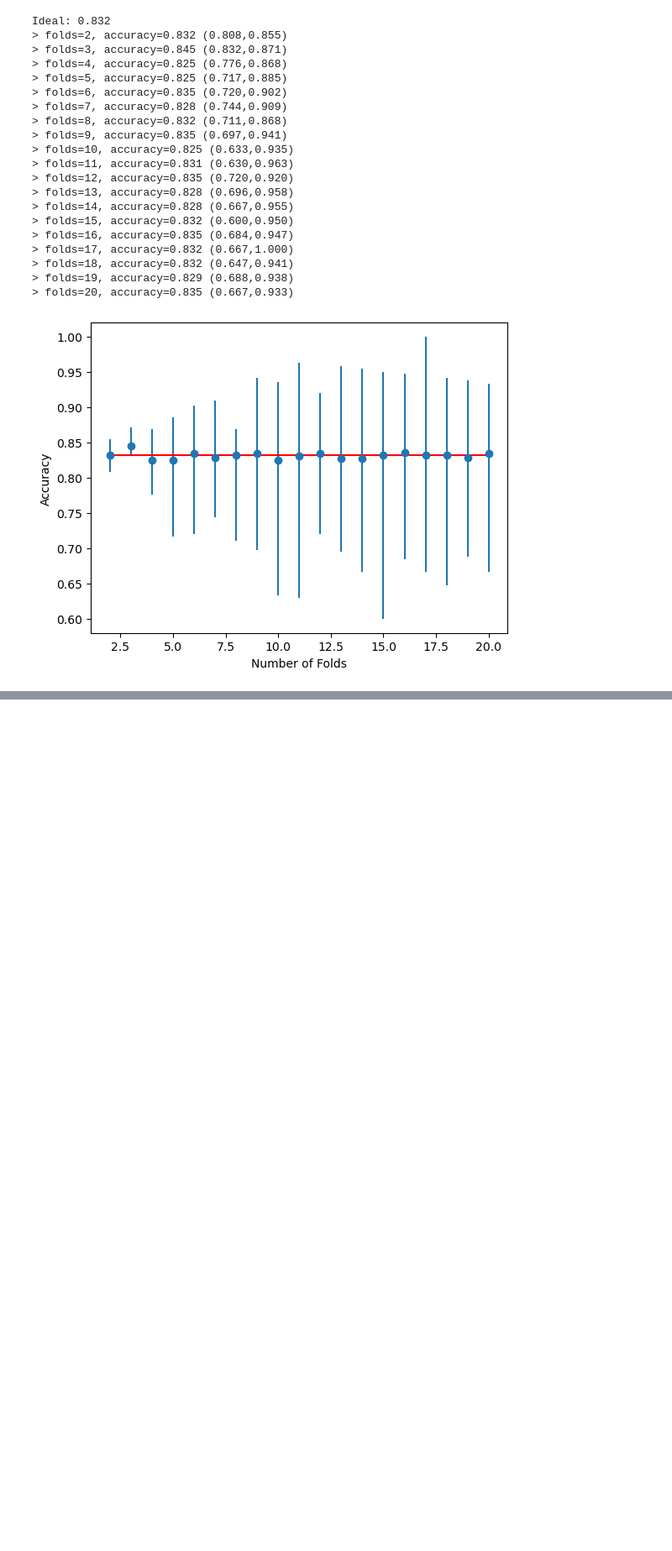
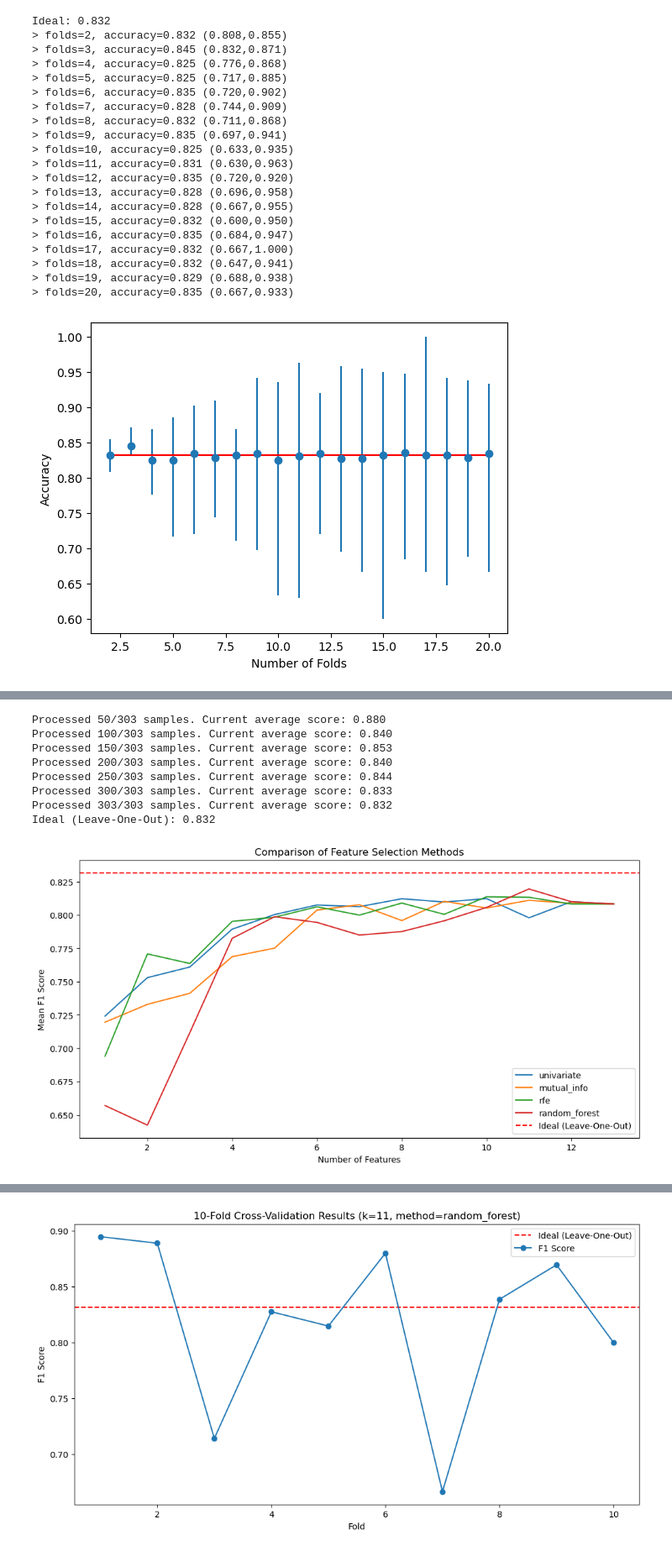
Before and after one commit to m6urns/project4-knn-cs5830, a Jupyter notebook: part1-exploration.ipynb, the cells around one changed output, grey strips where cells are left out. Shown: that part at 84% size. Cells and saved outputs as stored; diff of their text form; code cells hidden in the pictures; blank space fills up the shorter version.

Commit message:
Refine some feature selection, integrate LeaveOneOut

```diff
--- a/part1-exploration.ipynb
+++ b/part1-exploration.ipynb
@@ -279,0 +405,73 @@ pyplot.show()
+# %%
+def compare_feature_selection_methods(X, y, methods, k_range):
+    results = {}
+    for method in methods:
+        method_results = []
+        for k in k_range:
+            _, _, f1_scores, _ = evaluate_model_with_feature_selection(X, y, k, method)
+            method_results.append(np.mean(f1_scores))
+        results[method] = method_results
+    return results
+# %%
+def main():
+    X, y = load_and_preprocess_data('data/cleveland.csv')
+
+    # Calculate the ideal test condition using Leave-One-Out
+    ideal = evaluate_model_loocv(X, y)
+    print('Ideal (Leave-One-Out): %.3f' % ideal)
+
+    # Compare different feature selection methods
+    methods = ['univariate', 'mutual_info', 'rfe', 'random_forest']
+    k_range = range(1, len(X.columns) + 1)
+    results = compare_feature_selection_methods(X, y, methods, k_range)
+
+    # Plot comparison of feature selection methods
+    plt.figure(figsize=(12, 6))
+    for method in methods:
+        plt.plot(k_range, results[method], label=method)
+    plt.axhline(y=ideal, color='r', linestyle='--', label='Ideal (Leave-One-Out)')
+    plt.xlabel('Number of Features')
+    plt.ylabel('Mean F1 Score')
+    plt.title('Comparison of Feature Selection Methods')
+    plt.legend()
+    plt.show()
+
+    # Find best method and k
+    best_method = max(results, key=lambda x: max(results[x]))
+    best_k = k_range[np.argmax(results[best_method])]
+    print(f"Best method: {best_method}")
+    print(f"Best number of features: {best_k}")
+
+    # Evaluate with best method and k
+    precision_scores, recall_scores, f1_scores, best_features = evaluate_model_with_feature_selection(X, y, best_k, best_method)
+
+    print("\nFinal Results:")
+    print(f"Precision scores: {precision_scores}")
+    print(f"Recall scores: {recall_scores}")
+    print(f"F1 scores: {f1_scores}")
+    print(f"Mean F1 score: {np.mean(f1_scores):.3f}")
+    print(f"Best features: {best_features}")
+
+    # Plot k-fold cross-validation results
+    folds = range(1, 11)
+    plt.figure(figsize=(12, 6))
+    plt.errorbar(folds, f1_scores, fmt='o-', label='F1 Score')
+    plt.axhline(y=ideal, color='r', linestyle='--', label='Ideal (Leave-One-Out)')
+    plt.xlabel('Fold')
+    plt.ylabel('F1 Score')
+    plt.title(f'10-Fold Cross-Validation Results (k={best_k}, method={best_method})')
+    plt.legend()
+    plt.show()
+
+if __name__ == "__main__":
+    main()
+# %% [output]
+Processed 50/303 samples. Current average score: 0.880
+Processed 100/303 samples. Current average score: 0.840
+Processed 150/303 samples. Current average score: 0.853
+Processed 200/303 samples. Current average score: 0.840
+Processed 250/303 samples. Current average score: 0.844
+Processed 300/303 samples. Current average score: 0.833
+Processed 303/303 samples. Current average score: 0.832
+Ideal (Leave-One-Out): 0.832
+[figure, added]
@@ -279,0 +487 @@ pyplot.show()
+[figure, added]
```
Also changed, not shown: parts of 10 cells of this notebook, 1 other file.
